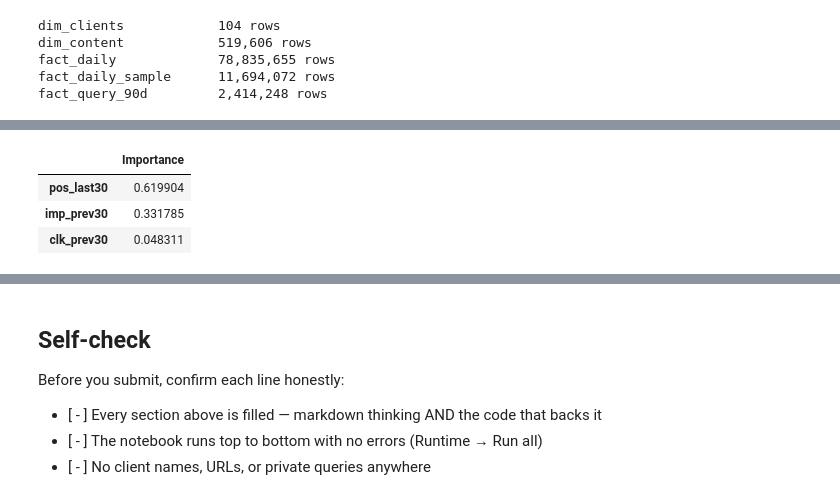
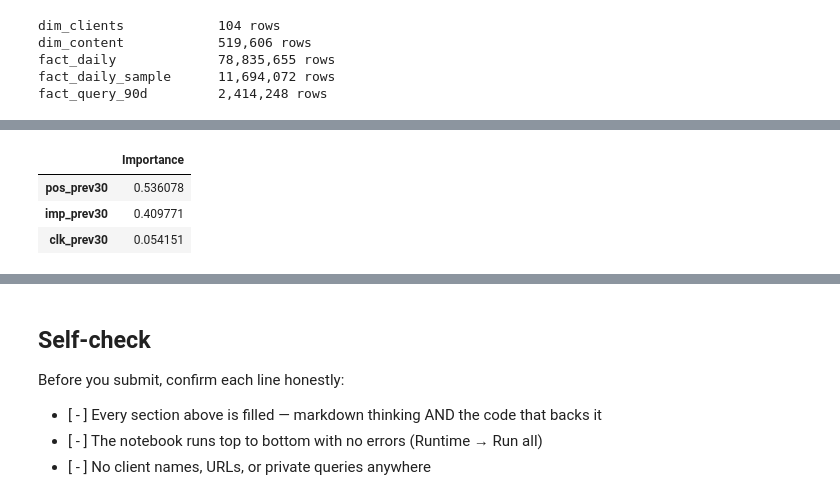
Before and after one commit to stfnnnnnnn/karl-mangahas-flyrank, a Jupyter notebook: work/notebooks/w05_model.ipynb, the cells around one changed output, grey strips where cells are left out. Saved outputs shown, nothing was run; the diff lists cells and outputs as text; code cells hidden in the pictures.

```diff
--- a/work/notebooks/w05_model.ipynb
+++ b/work/notebooks/w05_model.ipynb
@@ -179,16 +226,27 @@ features["baseline_score"] = (
 # %%
 from sklearn.linear_model import LogisticRegression
 from sklearn.ensemble import RandomForestClassifier
+from sklearn.impute import SimpleImputer
+from sklearn.pipeline import Pipeline
+from sklearn.preprocessing import StandardScaler
 
-lr = LogisticRegression(
-    max_iter=1000,
-    random_state=42,
-)
+lr = Pipeline([
+    ("imputer", SimpleImputer(strategy="median")),
+    ("scale", StandardScaler()),
+    ("model", LogisticRegression(
+        max_iter=1000,
+        random_state=42,
+    )),
+])
 
-rf = RandomForestClassifier(
-    n_estimators=300,
-    random_state=42,
-)
+rf = Pipeline([
+    ("imputer", SimpleImputer(strategy="median")),
+    ("model", RandomForestClassifier(
+        n_estimators=300,
+        random_state=42,
+        n_jobs=-1,
+    )),
+])
 
 lr.fit(X_train, y_train)
 rf.fit(X_train, y_train)
@@ -283,15 +339,17 @@ Base rate: 25.96%
 # %%
+rf_estimator = rf.named_steps["model"]
+
 importance = (
     pd.Series(
-        rf.feature_importances_,
-        index=X.columns,
+        rf_estimator.feature_importances_,
+        index=feature_cols,
     )
     .sort_values(ascending=False)
 )
 
 importance.to_frame(name="Importance")
 # %% [output]
 |  | Importance |
-| pos_last30 | 0.619904 |
-| imp_prev30 | 0.331785 |
-| clk_prev30 | 0.048311 |
+| pos_prev30 | 0.536078 |
+| imp_prev30 | 0.409771 |
+| clk_prev30 | 0.054151 |
```
Also changed, not shown: parts of 14 cells of this notebook.
